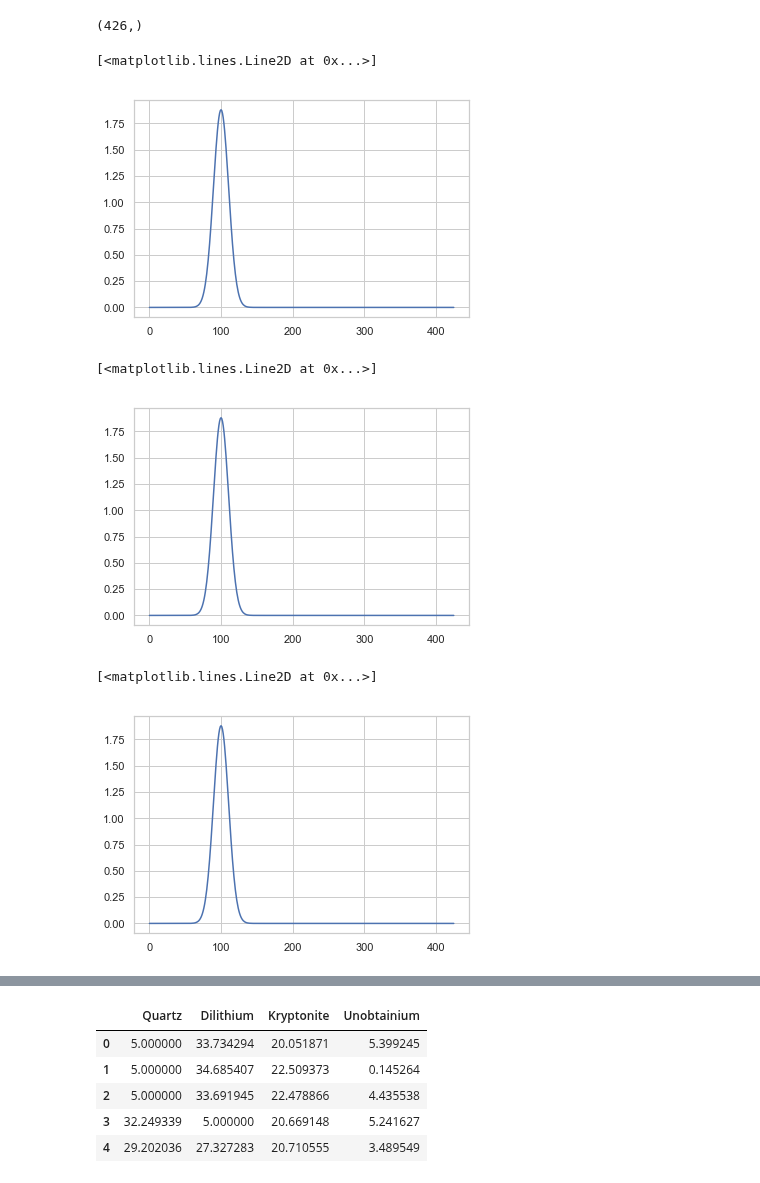
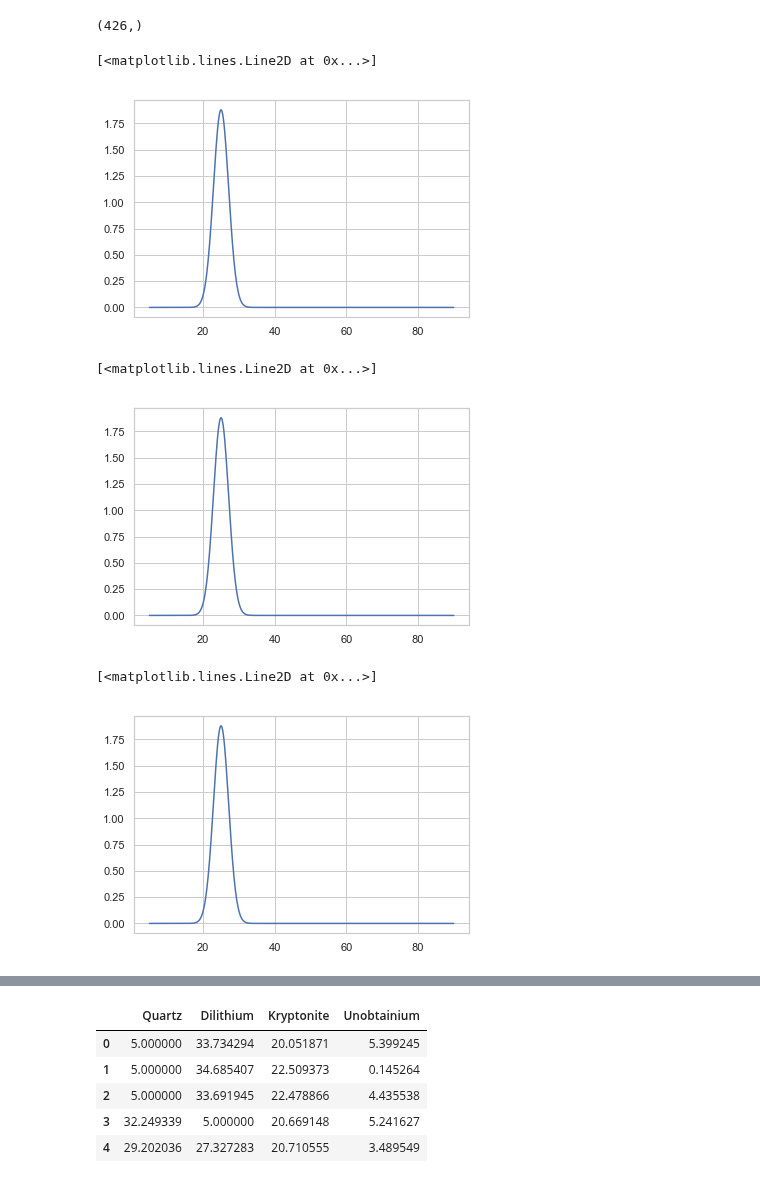
Before and after one commit to core-skills/06-multivariate-analysis, a Jupyter notebook: notebooks/week4_am1.ipynb, the cells around one changed output, grey strips where cells are left out. Drawn from its saved outputs; the diff is of its cells as text; code cells hidden in the pictures.

```diff
--- a/notebooks/week4_am1.ipynb
+++ b/notebooks/week4_am1.ipynb
@@ -389,10 +398,10 @@ from week4_help import _apply_convolution_kernals
 # %%
 a_peak = _apply_convolution_kernals(x_axis.as_vector, 10, 25, 4, 3)
 # %%
-plt.plot(a_peak)
+plt.plot(x_axis.as_vector,a_peak)
 # %% [output]
 [<matplotlib.lines.Line2D at 0x...>]
-[figure, old version]
+[figure, new version]
 # %%
 # Now lets create a full template for quartz.  This problem is
 # written in the language of x-ray diffraction, where peaks are
@@ -415,10 +424,10 @@ first_reflection_of_quartz = _apply_convolution_kernals(x_axis.as_vector, first.
                                                         first.two_theta, 4, first.broadening)
 # %%
 # Here's what the first "reflection" (or peak) looks like.
-plt.plot(first_reflection_of_quartz)
+plt.plot(x_axis.as_vector, first_reflection_of_quartz)
 # %% [output]
 [<matplotlib.lines.Line2D at 0x...>]
-[figure, old version]
+[figure, new version]
 # %%
 # Now we add it to the matrix.  Have you seen the += notation before?
 # It means that we add the right hand side to whatever we had before
@@ -427,10 +436,10 @@ templates_matrix[:, 0] += first_reflection_of_quartz
 # %%
 # Lets confirm that this worked properly by plotting the result.  It
 # should look the same as first_reflection_of_quartz.
-plt.plot(templates_matrix[:, 0])
+plt.plot(x_axis.as_vector, templates_matrix[:, 0])
 # %% [output]
 [<matplotlib.lines.Line2D at 0x...>]
-[figure, old version]
+[figure, new version]
 # %%
 # Lets keep going with the remaining reflections.
 second = quartz_reflections[1]
```
Also changed, not shown: parts of 16 cells of this notebook, 1 other file.
